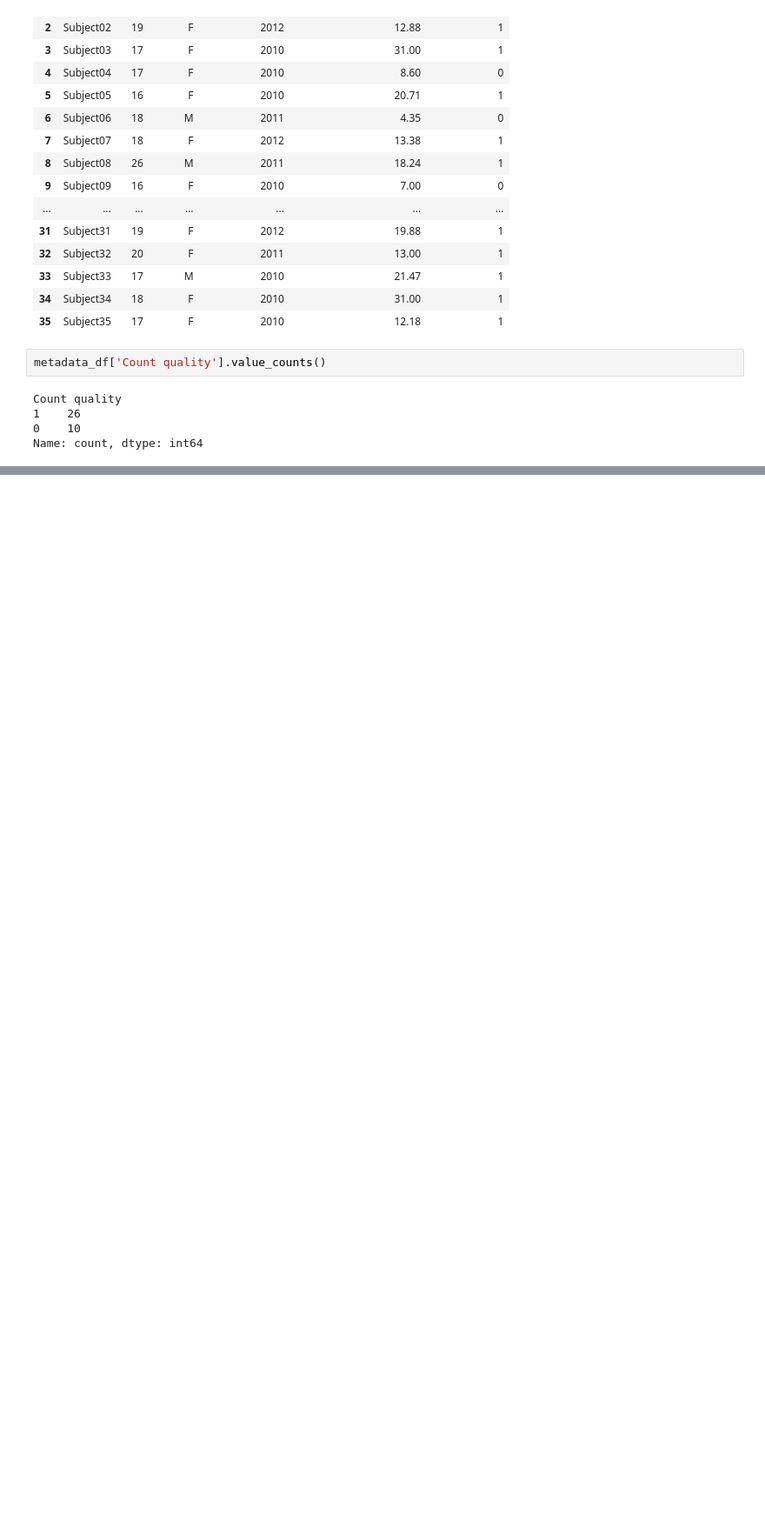
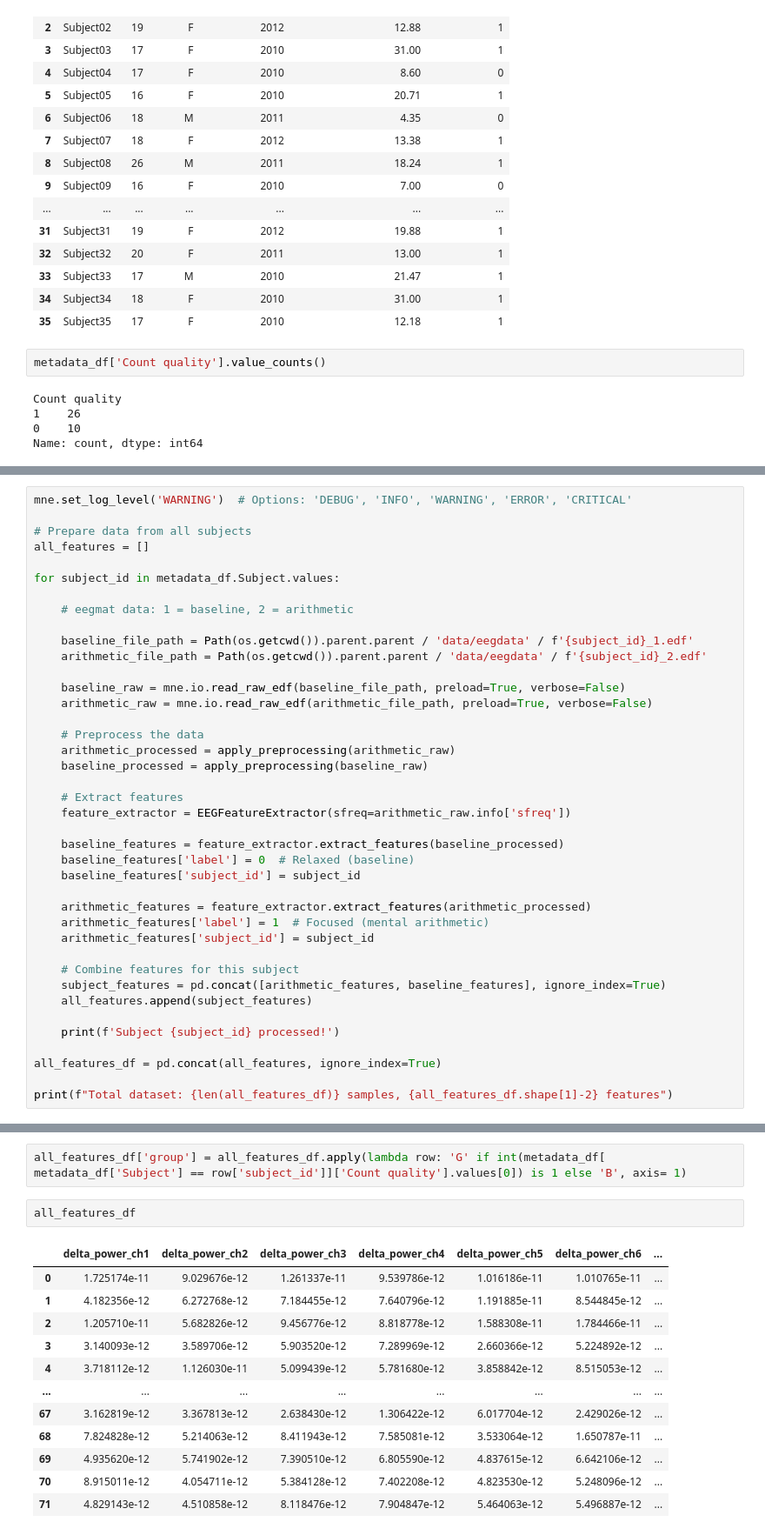
Before and after one commit to AdiH7ri/EEG-Task, a Jupyter notebook: scripts/scratch/scratch.ipynb, the cells around one changed output, grey strips where cells are left out. Shown at 87% size. Drawn from its saved outputs; the diff is of its cells as text; blank space fills up the shorter version.

```diff
--- a/scripts/scratch/scratch.ipynb
+++ b/scripts/scratch/scratch.ipynb
@@ -301,0 +895,40 @@ for file in eeg_files_paths:
+# %%
+mne.set_log_level('WARNING')  # Options: 'DEBUG', 'INFO', 'WARNING', 'ERROR', 'CRITICAL'
+
+# Prepare data from all subjects
+all_features = []
+
+for subject_id in metadata_df.Subject.values:
+
+    # eegmat data: 1 = baseline, 2 = arithmetic
+
+    baseline_file_path = Path(os.getcwd()).parent.parent / 'data/eegdata' / f'{subject_id}_1.edf'
+    arithmetic_file_path = Path(os.getcwd()).parent.parent / 'data/eegdata' / f'{subject_id}_2.edf'
+
+    baseline_raw = mne.io.read_raw_edf(baseline_file_path, preload=True, verbose=False)
+    arithmetic_raw = mne.io.read_raw_edf(arithmetic_file_path, preload=True, verbose=False)
+
+    # Preprocess the data
+    arithmetic_processed = apply_preprocessing(arithmetic_raw)
+    baseline_processed = apply_preprocessing(baseline_raw)
+
+    # Extract features
+    feature_extractor = EEGFeatureExtractor(sfreq=arithmetic_raw.info['sfreq'])
+
+    baseline_features = feature_extractor.extract_features(baseline_processed)
+    baseline_features['label'] = 0  # Relaxed (baseline)
+    baseline_features['subject_id'] = subject_id
+
+    arithmetic_features = feature_extractor.extract_features(arithmetic_processed)
+    arithmetic_features['label'] = 1  # Focused (mental arithmetic)
+    arithmetic_features['subject_id'] = subject_id
+
+    # Combine features for this subject
+    subject_features = pd.concat([arithmetic_features, baseline_features], ignore_index=True)
+    all_features.append(subject_features)
+
+    print(f'Subject {subject_id} processed!')
+
+all_features_df = pd.concat(all_features, ignore_index=True)
+
+print(f"Total dataset: {len(all_features_df)} samples, {all_features_df.shape[1]-2} features")
@@ -301,0 +950,17 @@ for file in eeg_files_paths:
+# %%
+all_features_df['group'] = all_features_df.apply(lambda row: 'G' if int(metadata_df[ metadata_df['Subject'] == row['subject_id']]['Count quality'].values[0]) is 1 else 'B', axis= 1)
+# %%
+all_features_df
+# %% [output]
+|  | delta_power_ch1 | delta_power_ch2 | delta_power_ch3 | delta_power_ch4 | delta_power_ch5 | delta_power_ch6 | ... |
+| 0 | 1.725174e-11 | 9.029676e-12 | 1.261337e-11 | 9.539786e-12 | 1.016186e-11 | 1.010765e-11 | ... |
+| 1 | 4.182356e-12 | 6.272768e-12 | 7.184455e-12 | 7.640796e-12 | 1.191885e-11 | 8.544845e-12 | ... |
+| 2 | 1.205710e-11 | 5.682826e-12 | 9.456776e-12 | 8.818778e-12 | 1.588308e-11 | 1.784466e-11 | ... |
+| 3 | 3.140093e-12 | 3.589706e-12 | 5.903520e-12 | 7.289969e-12 | 2.660366e-12 | 5.224892e-12 | ... |
+| 4 | 3.718112e-12 | 1.126030e-11 | 5.099439e-12 | 5.781680e-12 | 3.858842e-12 | 8.515053e-12 | ... |
+| ... | ... | ... | ... | ... | ... | ... | ... |
+| 67 | 3.162819e-12 | 3.367813e-12 | 2.638430e-12 | 1.306422e-12 | 6.017704e-12 | 2.429026e-12 | ... |
+| 68 | 7.824828e-12 | 5.214063e-12 | 8.411943e-12 | 7.585081e-12 | 3.533064e-12 | 1.650787e-11 | ... |
+| 69 | 4.935620e-12 | 5.741902e-12 | 7.390510e-12 | 6.805590e-12 | 4.837615e-12 | 6.642106e-12 | ... |
+| 70 | 8.915011e-12 | 4.054711e-12 | 5.384128e-12 | 7.402208e-12 | 4.823530e-12 | 5.248096e-12 | ... |
+| 71 | 4.829143e-12 | 4.510858e-12 | 8.118476e-12 | 7.904847e-12 | 5.464063e-12 | 5.496887e-12 | ... |
```
Also changed, not shown: parts of 27 cells of this notebook, 6 other files.
